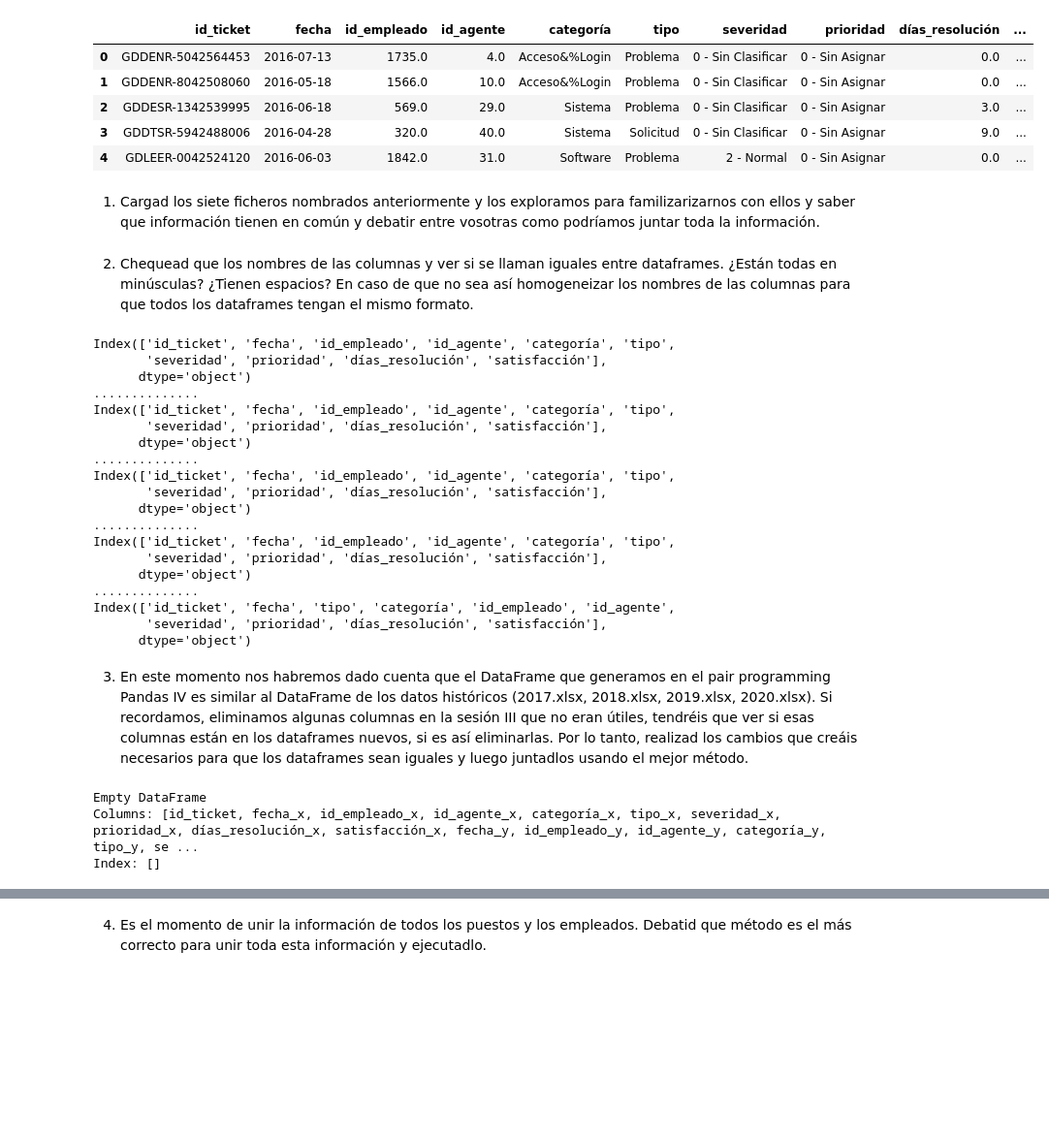
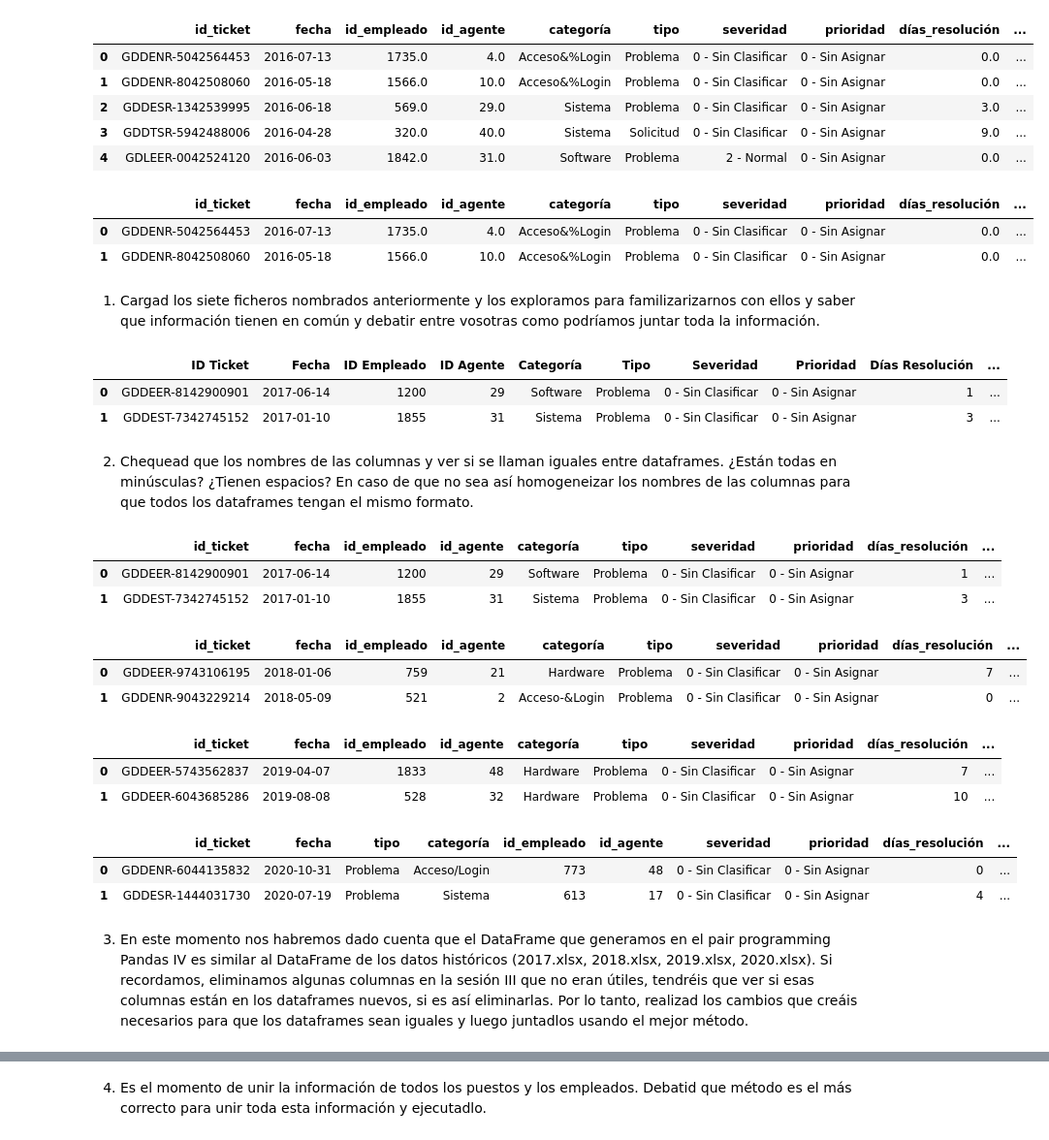
Before and after one commit to Adalab/promo-d-da-modulo2-sprint1-lorena-ana, a Jupyter notebook: PANDAS/pair_programming_pandas5.ipynb, the cells around one changed output, grey strips where cells are left out. Shown at 97% size. Cells and saved outputs as stored; diff of their text form; code cells hidden in the pictures; blank space fills up the shorter version.

```diff
--- a/PANDAS/pair_programming_pandas5.ipynb
+++ b/PANDAS/pair_programming_pandas5.ipynb
@@ -28,6 +28,13 @@ df_2016.head()
 | 2 | GDDESR-1342539995 | 2016-06-18 | 569.0 | 29.0 | Sistema | Problema | 0 - Sin Clasificar | 0 - Sin Asignar | 3.0 | ... |
 | 3 | GDDTSR-5942488006 | 2016-04-28 | 320.0 | 40.0 | Sistema | Solicitud | 0 - Sin Clasificar | 0 - Sin Asignar | 9.0 | ... |
 | 4 | GDLEER-0042524120 | 2016-06-03 | 1842.0 | 31.0 | Software | Problema | 2 - Normal | 0 - Sin Asignar | 0.0 | ... |
+# %%
+df_2016["año"] = 2016
+df_2016.head(2)
+# %% [output]
+|  | id_ticket | fecha | id_empleado | id_agente | categoría | tipo | severidad | prioridad | días_resolución | ... |
+| 0 | GDDENR-5042564453 | 2016-07-13 | 1735.0 | 4.0 | Acceso&%Login | Problema | 0 - Sin Clasificar | 0 - Sin Asignar | 0.0 | ... |
+| 1 | GDDENR-8042508060 | 2016-05-18 | 1566.0 | 10.0 | Acceso&%Login | Problema | 0 - Sin Clasificar | 0 - Sin Asignar | 0.0 | ... |
 # %% [markdown]
 1. Cargad los siete ficheros nombrados anteriormente y los exploramos para familizarizarnos con ellos y saber que información tienen en común y debatir entre vosotras como podríamos juntar toda la información.
 # %%
@@ -42,2 +65,8 @@ df_2020 = pd.read_excel('datos/2020.xlsx')
+# %%
+df_2017.head(2)
+# %% [output]
+|  | ID Ticket | Fecha | ID Empleado | ID Agente | Categoría | Tipo | Severidad | Prioridad | Días Resolución | ... |
+| 0 | GDDEER-8142900901 | 2017-06-14 | 1200 | 29 | Software | Problema | 0 - Sin Clasificar | 0 - Sin Asignar | 1 | ... |
+| 1 | GDDEST-7342745152 | 2017-01-10 | 1855 | 31 | Sistema | Problema | 0 - Sin Clasificar | 0 - Sin Asignar | 3 | ... |
 # %% [markdown]
 2. Chequead que los nombres de las columnas y ver si se llaman iguales entre dataframes. ¿Están todas en minúsculas? ¿Tienen espacios? En caso de que no sea así homogeneizar los nombres de las columnas para que todos los dataframes tengan el mismo formato.
@@ -51,38 +85,29 @@ df_2017b = df_2017a.rename(columns = {col:col.replace(' ', '_') for col in df_20
 df_2018b = df_2018a.rename(columns = {col:col.replace(' ', '_') for col in df_2018a.columns})
 df_2019b = df_2019a.rename(columns = {col:col.replace(' ', '_') for col in df_2019a.columns})
 df_2020b = df_2020a.rename(columns = {col:col.replace(' ', '_') for col in df_2020a.columns})
-# %%
-print(df_2016.columns)
-print('..............')
-print(df_2017b.columns)
-print('..............')
-
-print(df_2018b.columns)
-print('..............')
-
-print(df_2019b.columns)
-print('..............')
-
-print(df_2020b.columns)
-# %% [output]
-Index(['id_ticket', 'fecha', 'id_empleado', 'id_agente', 'categoría', 'tipo',
-       'severidad', 'prioridad', 'días_resolución', 'satisfacción'],
-      dtype='object')
-..............
-Index(['id_ticket', 'fecha', 'id_empleado', 'id_agente', 'categoría', 'tipo',
-       'severidad', 'prioridad', 'días_resolución', 'satisfacción'],
-      dtype='object')
-..............
-Index(['id_ticket', 'fecha', 'id_empleado', 'id_agente', 'categoría', 'tipo',
-       'severidad', 'prioridad', 'días_resolución', 'satisfacción'],
-      dtype='object')
-..............
-Index(['id_ticket', 'fecha', 'id_empleado', 'id_agente', 'categoría', 'tipo',
-       'severidad', 'prioridad', 'días_resolución', 'satisfacción'],
-      dtype='object')
-..............
-Index(['id_ticket', 'fecha', 'tipo', 'categoría', 'id_empleado', 'id_agente',
-       'severidad', 'prioridad', 'días_resolución', 'satisfacción'],
-      dtype='object')
+# %%
+df_2017b.head(2)
+# %% [output]
+|  | id_ticket | fecha | id_empleado | id_agente | categoría | tipo | severidad | prioridad | días_resolución | ... |
+| 0 | GDDEER-8142900901 | 2017-06-14 | 1200 | 29 | Software | Problema | 0 - Sin Clasificar | 0 - Sin Asignar | 1 | ... |
+| 1 | GDDEST-7342745152 | 2017-01-10 | 1855 | 31 | Sistema | Problema | 0 - Sin Clasificar | 0 - Sin Asignar | 3 | ... |
+# %%
+df_2018b.head(2)
+# %% [output]
+|  | id_ticket | fecha | id_empleado | id_agente | categoría | tipo | severidad | prioridad | días_resolución | ... |
+| 0 | GDDEER-9743106195 | 2018-01-06 | 759 | 21 | Hardware | Problema | 0 - Sin Clasificar | 0 - Sin Asignar | 7 | ... |
+| 1 | GDDENR-9043229214 | 2018-05-09 | 521 | 2 | Acceso-&Login | Problema | 0 - Sin Clasificar | 0 - Sin Asignar | 0 | ... |
+# %%
+df_2019b.head(2)
+# %% [output]
+|  | id_ticket | fecha | id_empleado | id_agente | categoría | tipo | severidad | prioridad | días_resolución | ... |
+| 0 | GDDEER-5743562837 | 2019-04-07 | 1833 | 48 | Hardware | Problema | 0 - Sin Clasificar | 0 - Sin Asignar | 7 | ... |
+| 1 | GDDEER-6043685286 | 2019-08-08 | 528 | 32 | Hardware | Problema | 0 - Sin Clasificar | 0 - Sin Asignar | 10 | ... |
+# %%
+df_2020b.head(2)
+# %% [output]
+|  | id_ticket | fecha | tipo | categoría | id_empleado | id_agente | severidad | prioridad | días_resolución | ... |
+| 0 | GDDENR-6044135832 | 2020-10-31 | Problema | Acceso/Login | 773 | 48 | 0 - Sin Clasificar | 0 - Sin Asignar | 0 | ... |
+| 1 | GDDESR-1444031730 | 2020-07-19 | Problema | Sistema | 613 | 17 | 0 - Sin Clasificar | 0 - Sin Asignar | 4 | ... |
 # %% [markdown]
 3. En este momento nos habremos dado cuenta que el DataFrame que generamos en el pair programming Pandas IV es similar al DataFrame de los datos históricos (2017.xlsx, 2018.xlsx, 2019.xlsx, 2020.xlsx). Si recordamos, eliminamos algunas columnas en la sesión III que no eran útiles, tendréis que ver si esas columnas están en los dataframes nuevos, si es así eliminarlas. Por lo tanto, realizad los cambios que creáis necesarios para que los dataframes sean iguales y luego juntadlos usando el mejor método.
@@ -91,6 +113,0 @@ merge_2016_2017 = df_2016.merge(df_2017b, how = 'inner', on  = 'id_ticket')
-# %%
-print(merge_2016_2017)
-# %% [output]
-Empty DataFrame
-Columns: [id_ticket, fecha_x, id_empleado_x, id_agente_x, categoría_x, tipo_x, severidad_x, prioridad_x, días_resolución_x, satisfacción_x, fecha_y, id_empleado_y, id_agente_y, categoría_y, tipo_y, se ...
-Index: []
```
Also changed, not shown: parts of 14 cells of this notebook, 3 other files.
